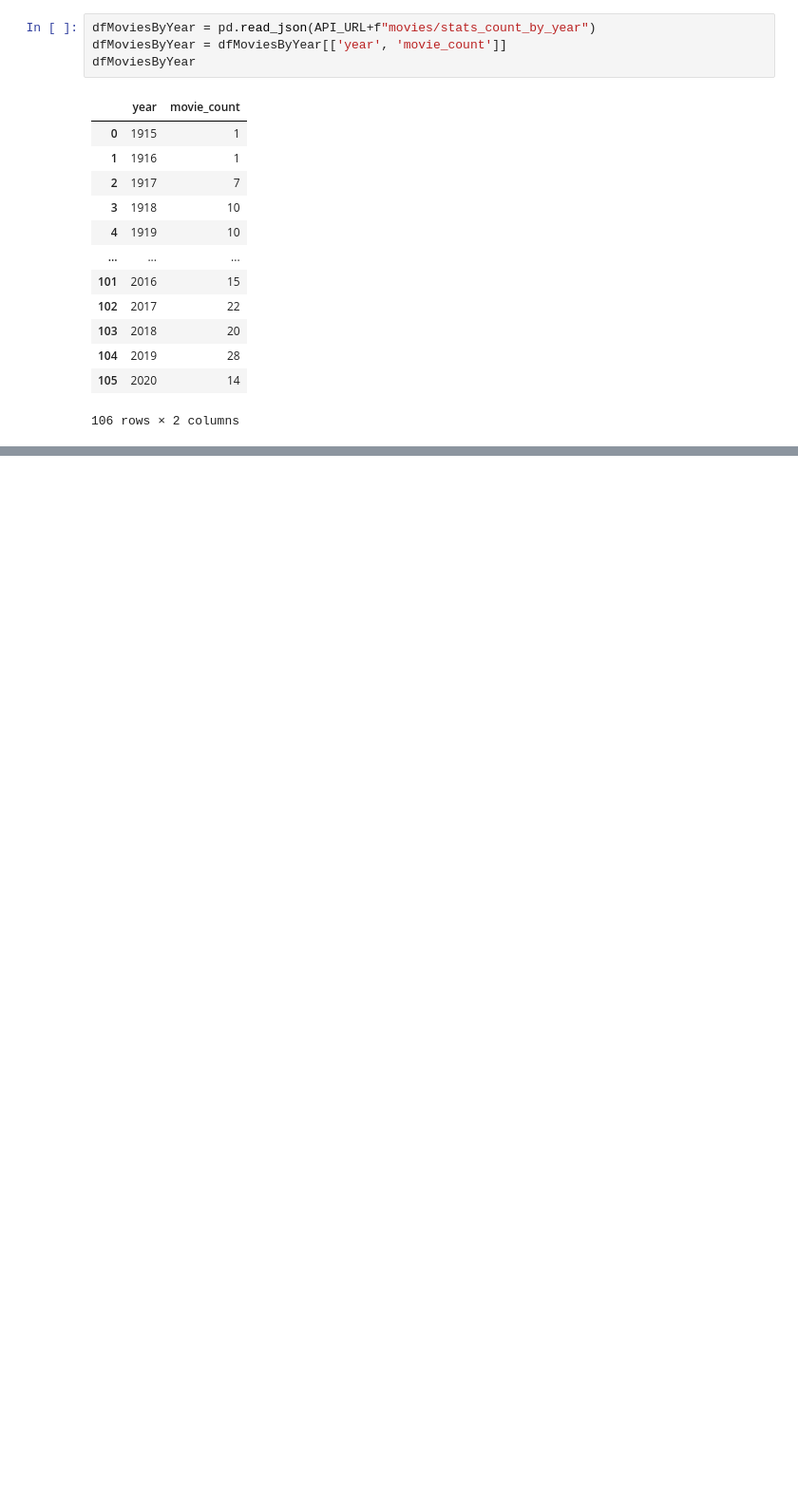
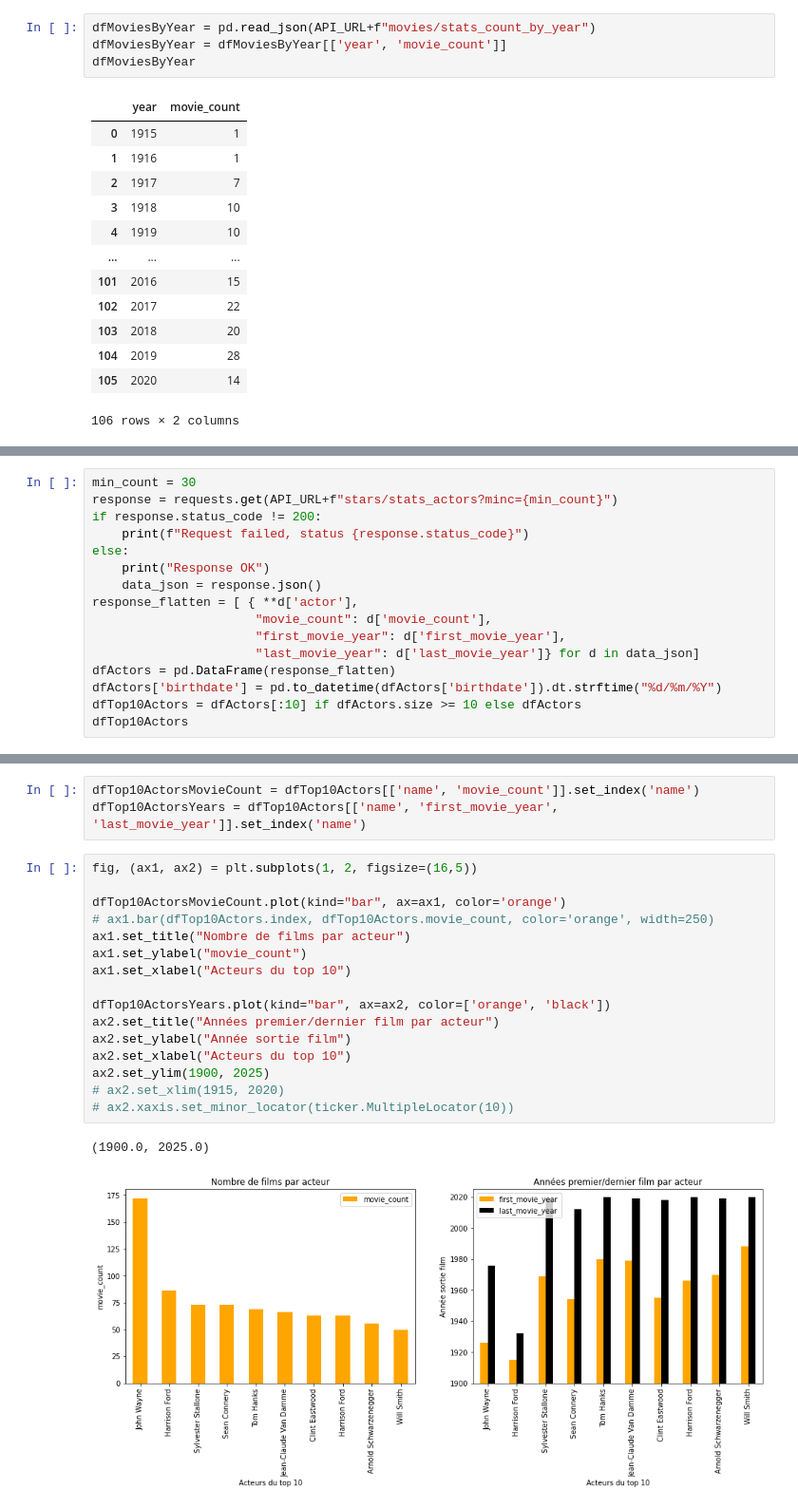
Before and after one commit to iribarnesy/movies-rest-api, a Jupyter notebook: Stats.ipynb, the cells around one changed output, grey strips where cells are left out. Shown: that part at 95% size. Saved outputs shown, nothing was run; the diff lists cells and outputs as text; blank space fills up the shorter version.

```diff
--- a/Stats.ipynb
+++ b/Stats.ipynb
@@ -94,0 +224,16 @@ Response OK
+# %%
+min_count = 30
+response = requests.get(API_URL+f"stars/stats_actors?minc={min_count}")
+if response.status_code != 200:
+    print(f"Request failed, status {response.status_code}")
+else:
+    print("Response OK")
+    data_json = response.json()
+response_flatten = [ { **d['actor'],
+                      "movie_count": d['movie_count'],
+                      "first_movie_year": d['first_movie_year'],
+                      "last_movie_year": d['last_movie_year']} for d in data_json]
+dfActors = pd.DataFrame(response_flatten)
+dfActors['birthdate'] = pd.to_datetime(dfActors['birthdate']).dt.strftime("%d/%m/%Y")
+dfTop10Actors = dfActors[:10] if dfActors.size >= 10 else dfActors
+dfTop10Actors
@@ -94,0 +253,22 @@ Response OK
+# %%
+dfTop10ActorsMovieCount = dfTop10Actors[['name', 'movie_count']].set_index('name')
+dfTop10ActorsYears = dfTop10Actors[['name', 'first_movie_year', 'last_movie_year']].set_index('name')
+# %%
+fig, (ax1, ax2) = plt.subplots(1, 2, figsize=(16,5))
+
+dfTop10ActorsMovieCount.plot(kind="bar", ax=ax1, color='orange')
+# ax1.bar(dfTop10Actors.index, dfTop10Actors.movie_count, color='orange', width=250)
+ax1.set_title("Nombre de films par acteur")
+ax1.set_ylabel("movie_count")
+ax1.set_xlabel("Acteurs du top 10")
+
+dfTop10ActorsYears.plot(kind="bar", ax=ax2, color=['orange', 'black'])
+ax2.set_title("Années premier/dernier film par acteur")
+ax2.set_ylabel("Année sortie film")
+ax2.set_xlabel("Acteurs du top 10")
+ax2.set_ylim(1900, 2025)
+# ax2.set_xlim(1915, 2020)
+# ax2.xaxis.set_minor_locator(ticker.MultipleLocator(10))
+# %% [output]
+(1900.0, 2025.0)
+[figure, added]
```
Also changed, not shown: parts of 25 cells of this notebook.
